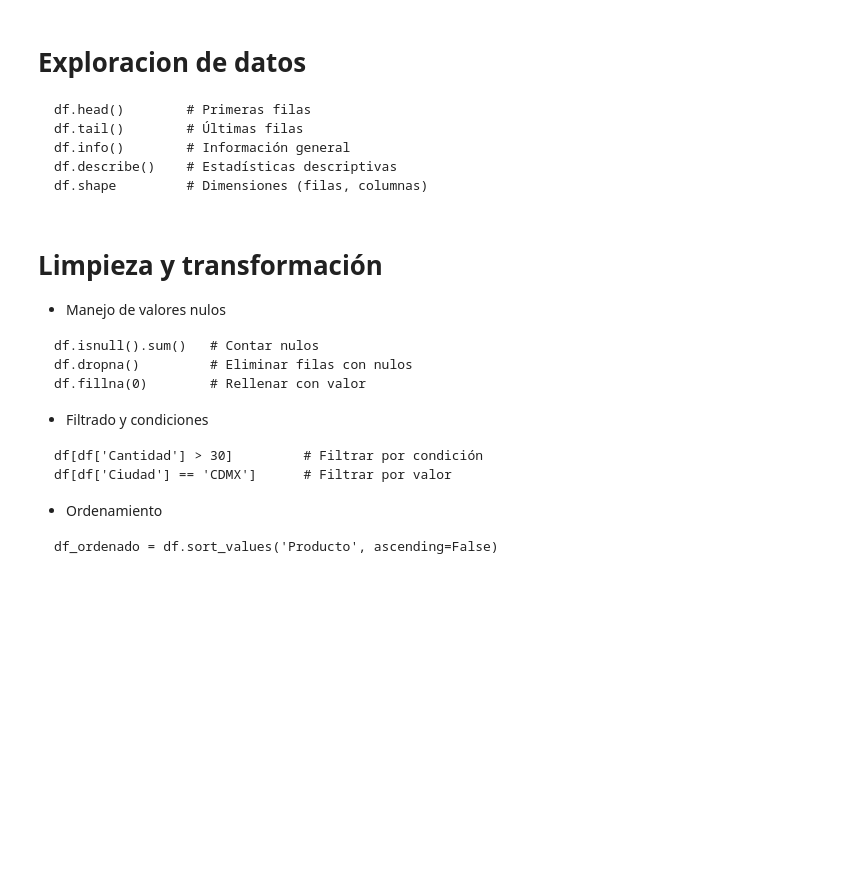
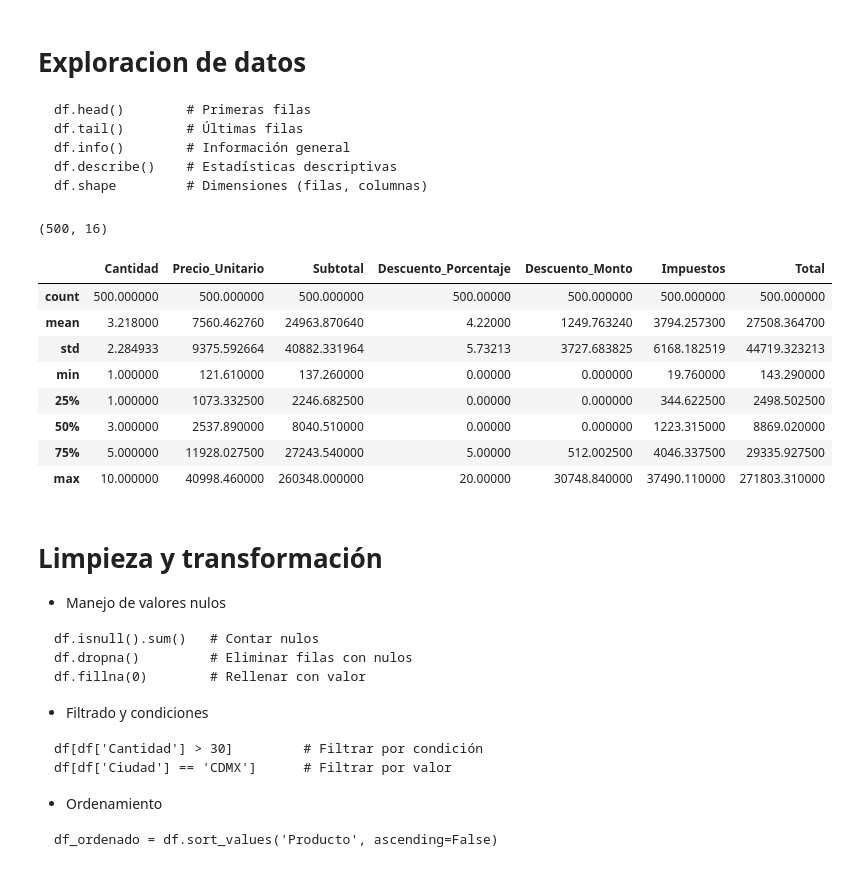
Before and after one commit to totemtimx/curso_python, a Jupyter notebook: 3_Pandas.ipynb, the cells around one changed output. Drawn from its saved outputs; the diff is of its cells as text; code cells hidden in the pictures; blank space fills up the shorter version.

````diff
--- a/3_Pandas.ipynb
+++ b/3_Pandas.ipynb
@@ -199,6 +274,22 @@ df.info()        # Información general
 df.describe()    # Estadísticas descriptivas
 df.shape         # Dimensiones (filas, columnas)
 ```
+# %%
+df.shape
+# %% [output]
+(500, 16)
+# %%
+df.describe()
+# %% [output]
+|  | Cantidad | Precio_Unitario | Subtotal | Descuento_Porcentaje | Descuento_Monto | Impuestos | Total |
+| count | 500.000000 | 500.000000 | 500.000000 | 500.00000 | 500.000000 | 500.000000 | 500.000000 |
+| mean | 3.218000 | 7560.462760 | 24963.870640 | 4.22000 | 1249.763240 | 3794.257300 | 27508.364700 |
+| std | 2.284933 | 9375.592664 | 40882.331964 | 5.73213 | 3727.683825 | 6168.182519 | 44719.323213 |
+| min | 1.000000 | 121.610000 | 137.260000 | 0.00000 | 0.000000 | 19.760000 | 143.290000 |
+| 25% | 1.000000 | 1073.332500 | 2246.682500 | 0.00000 | 0.000000 | 344.622500 | 2498.502500 |
+| 50% | 3.000000 | 2537.890000 | 8040.510000 | 0.00000 | 0.000000 | 1223.315000 | 8869.020000 |
+| 75% | 5.000000 | 11928.027500 | 27243.540000 | 5.00000 | 512.002500 | 4046.337500 | 29335.927500 |
+| max | 10.000000 | 40998.460000 | 260348.000000 | 20.00000 | 30748.840000 | 37490.110000 | 271803.310000 |
 # %% [markdown]
 # Limpieza y transformación
 
````
Also changed, not shown: parts of 15 cells of this notebook, 3 other files.
